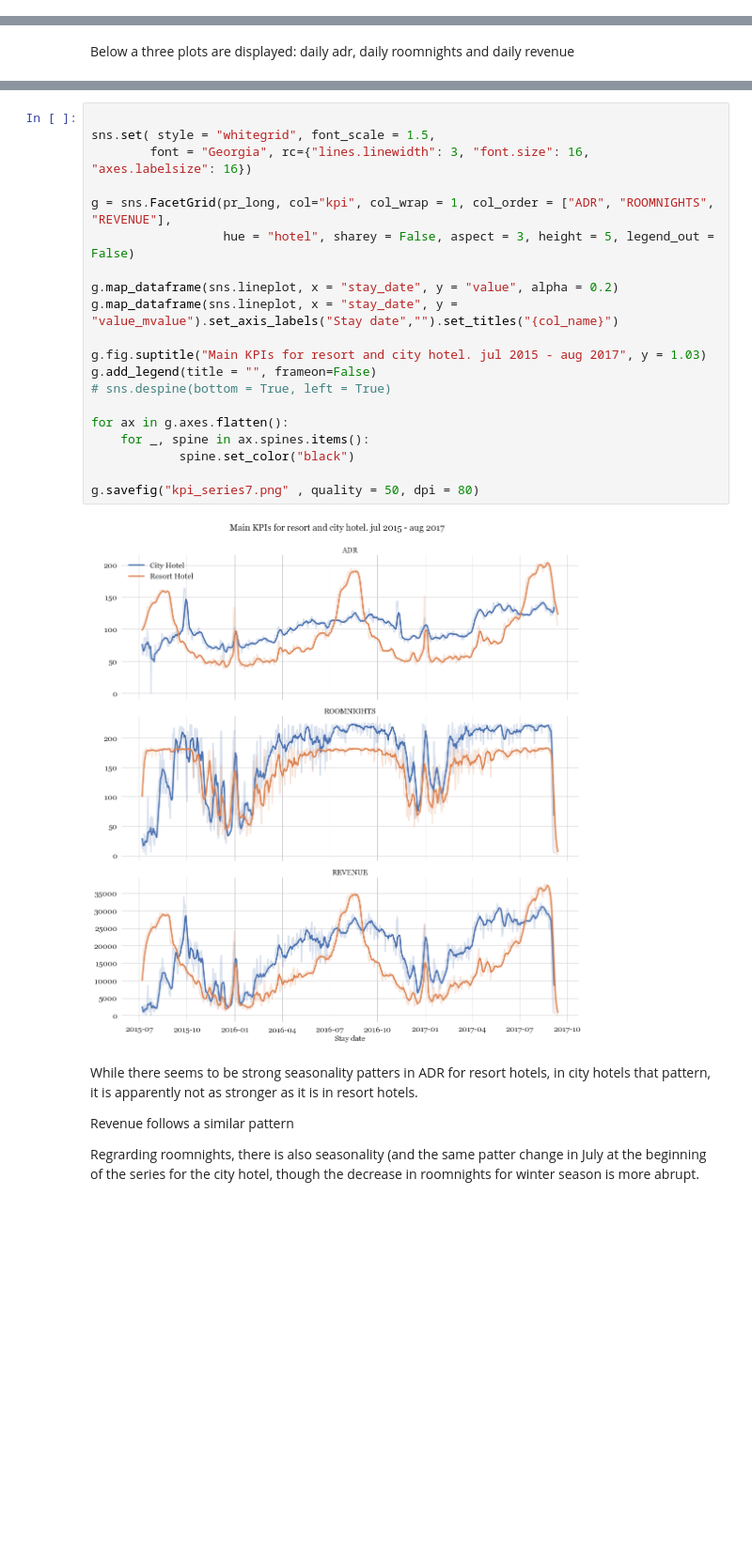
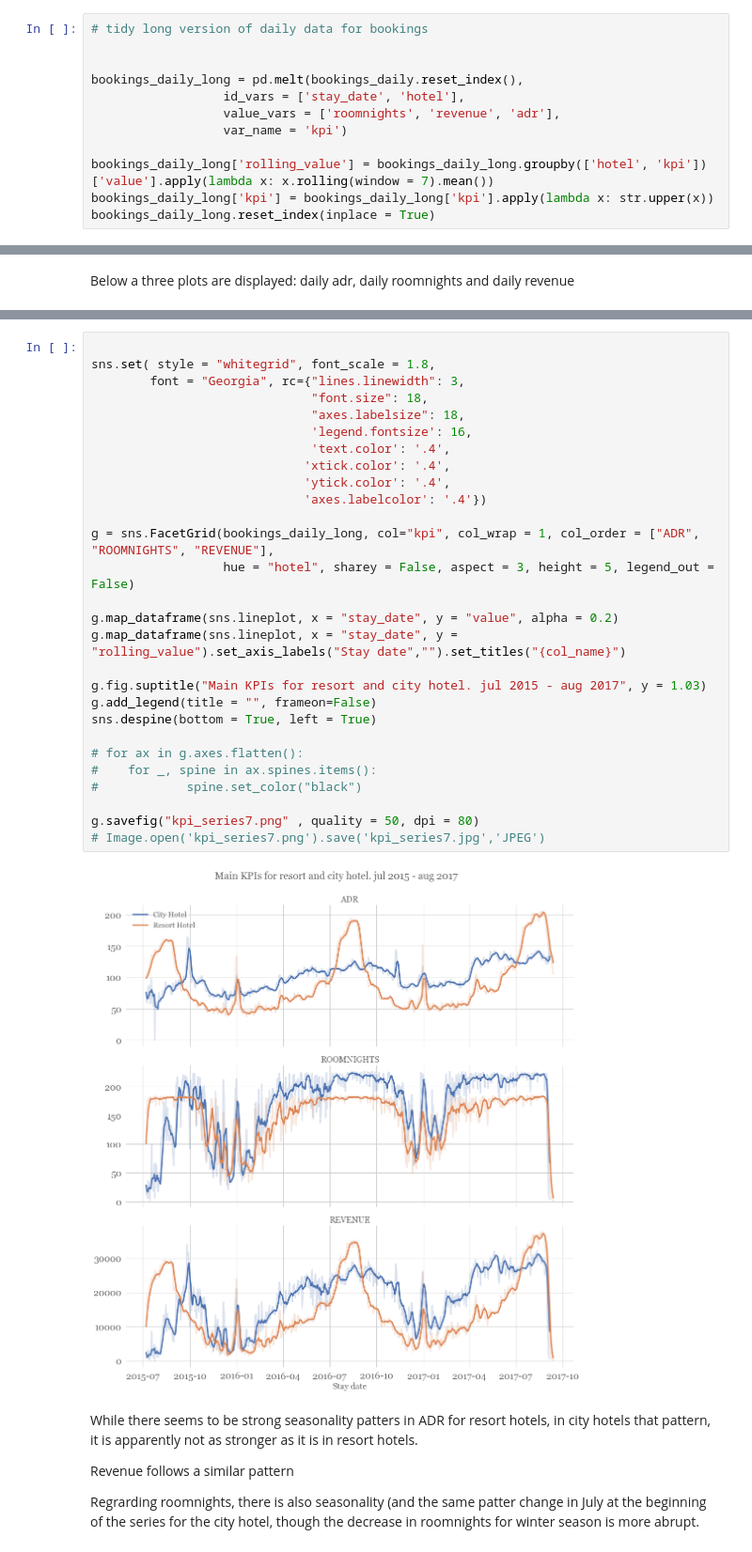
Before and after one commit to MartinPons/Analysis-of-hotel-bookings, a Jupyter notebook: Analysis of hotel bookings.ipynb, the cells around one changed output, grey strips where cells are left out. Shown at 94% size. Saved outputs shown, nothing was run; the diff lists cells and outputs as text; blank space fills up the shorter version.

```diff
--- a/Analysis of hotel bookings.ipynb
+++ b/Analysis of hotel bookings.ipynb
@@ -481,6 +483,18 @@ We'll proceed now to restructure the data and compute roomnights, revenue and ad
 bookings_daily = get_daily_data(bookings_confirmed.reset_index(), ["hotel"])
 resort_daily = bookings_daily[bookings_daily.hotel == "Resort Hotel"]
 city_daily = bookings_daily[bookings_daily.hotel == "City Hotel"]
+# %%
+# tidy long version of daily data for bookings
+
+
+bookings_daily_long = pd.melt(bookings_daily.reset_index(),
+                  id_vars = ['stay_date', 'hotel'],
+                  value_vars = ['roomnights', 'revenue', 'adr'],
+                  var_name = 'kpi')
+
+bookings_daily_long['rolling_value'] = bookings_daily_long.groupby(['hotel', 'kpi'])['value'].apply(lambda x: x.rolling(window = 7).mean())
+bookings_daily_long['kpi'] = bookings_daily_long['kpi'].apply(lambda x: str.upper(x))
+bookings_daily_long.reset_index(inplace = True)
 # %%
 bookings_daily.head()
 # %% [output]
@@ -517,25 +527,33 @@ Below a three plots are displayed: daily adr, daily roomnights and daily revenue
 # %%
 
-sns.set( style = "whitegrid", font_scale = 1.5,
-        font = "Georgia", rc={"lines.linewidth": 3, "font.size": 16, "axes.labelsize": 16})
+sns.set( style = "whitegrid", font_scale = 1.8,
+        font = "Georgia", rc={"lines.linewidth": 3,
+                              "font.size": 18,
+                              "axes.labelsize": 18,
+                              'legend.fontsize': 16,
+                              'text.color': '.4',
+                             'xtick.color': '.4',
+                             'ytick.color': '.4',
+                             'axes.labelcolor': '.4'})
 
-g = sns.FacetGrid(pr_long, col="kpi", col_wrap = 1, col_order = ["ADR", "ROOMNIGHTS", "REVENUE"],
+g = sns.FacetGrid(bookings_daily_long, col="kpi", col_wrap = 1, col_order = ["ADR", "ROOMNIGHTS", "REVENUE"],
                   hue = "hotel", sharey = False, aspect = 3, height = 5, legend_out = False)
 
 g.map_dataframe(sns.lineplot, x = "stay_date", y = "value", alpha = 0.2)
-g.map_dataframe(sns.lineplot, x = "stay_date", y = "value_mvalue").set_axis_labels("Stay date","").set_titles("{col_name}")
+g.map_dataframe(sns.lineplot, x = "stay_date", y = "rolling_value").set_axis_labels("Stay date","").set_titles("{col_name}")
 
 g.fig.suptitle("Main KPIs for resort and city hotel. jul 2015 - aug 2017", y = 1.03)
 g.add_legend(title = "", frameon=False)
-# sns.despine(bottom = True, left = True)
+sns.despine(bottom = True, left = True)
 
-for ax in g.axes.flatten():
-    for _, spine in ax.spines.items():
-            spine.set_color("black")
+# for ax in g.axes.flatten():
+#    for _, spine in ax.spines.items():
+#            spine.set_color("black")
 
 g.savefig("kpi_series7.png" , quality = 50, dpi = 80)
+# Image.open('kpi_series7.png').save('kpi_series7.jpg','JPEG')
 # %% [output]
-[figure, old version]
+[figure, new version]
 # %% [markdown]
 While there seems to be strong seasonality patters in ADR for resort hotels, in city hotels that pattern, it is apparently not as stronger as it is in resort hotels.
 
```
Also changed, not shown: parts of 10 cells of this notebook, 2 other files.
